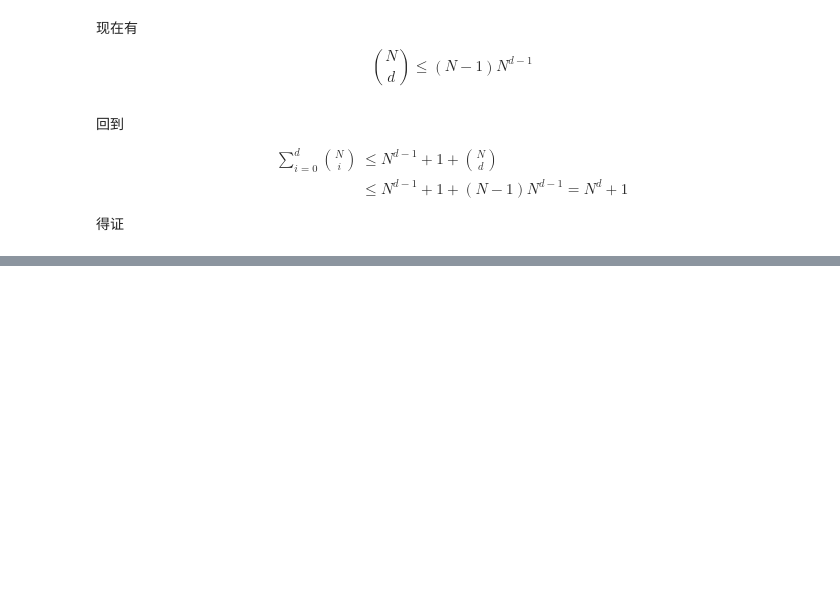
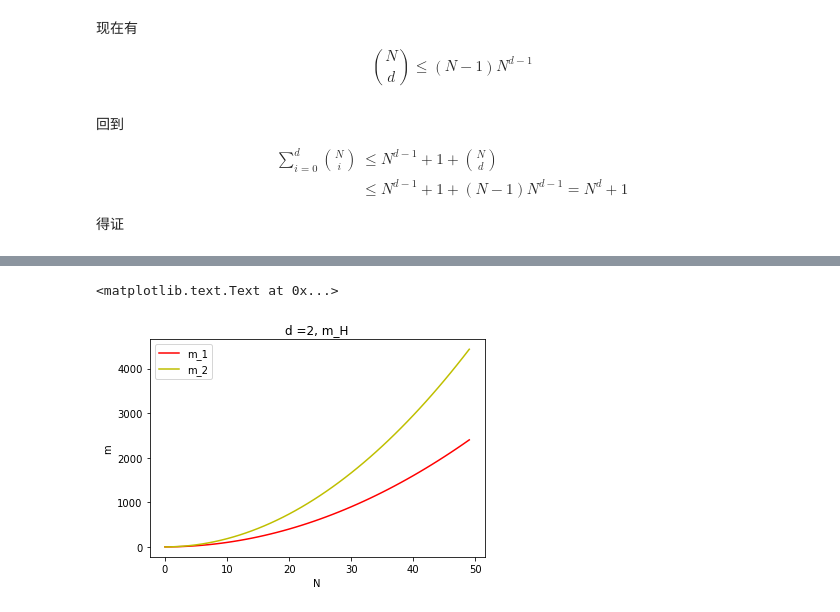
Before and after one commit to JeremiahZhang/gopython, a Jupyter notebook: AI/course-learning-from-data-of-caltech/exercise_problems_solu/ch02-training_vs_testing_exercise_problems.ipynb, the cells around one changed output, grey strips where cells are left out. Cells and saved outputs as stored; diff of their text form; code cells hidden in the pictures; blank space fills up the shorter version.

```diff
--- a/AI/course-learning-from-data-of-caltech/exercise_problems_solu/ch02-training_vs_testing_exercise_problems.ipynb
+++ b/AI/course-learning-from-data-of-caltech/exercise_problems_solu/ch02-training_vs_testing_exercise_problems.ipynb
@@ -253,0 +322,20 @@ $$\begin{align}
+# %%
+import numpy as np
+import matplotlib.pyplot as plt
+
+%matplotlib inline
+
+N = np.arange(0, 50)
+d = 2
+
+m1 = N**d + 1
+m2 = (np.exp(1)*N/d)**d
+
+plt.plot(N, m1, 'r', N, m2, 'y')
+plt.legend(['m_1', 'm_2'])
+plt.title('d =2, m_H')
+plt.xlabel('N')
+plt.ylabel('m')
+# %% [output]
+<matplotlib.text.Text at 0x...>
+[figure, added]
```
Also changed, not shown: parts of 46 cells of this notebook.
